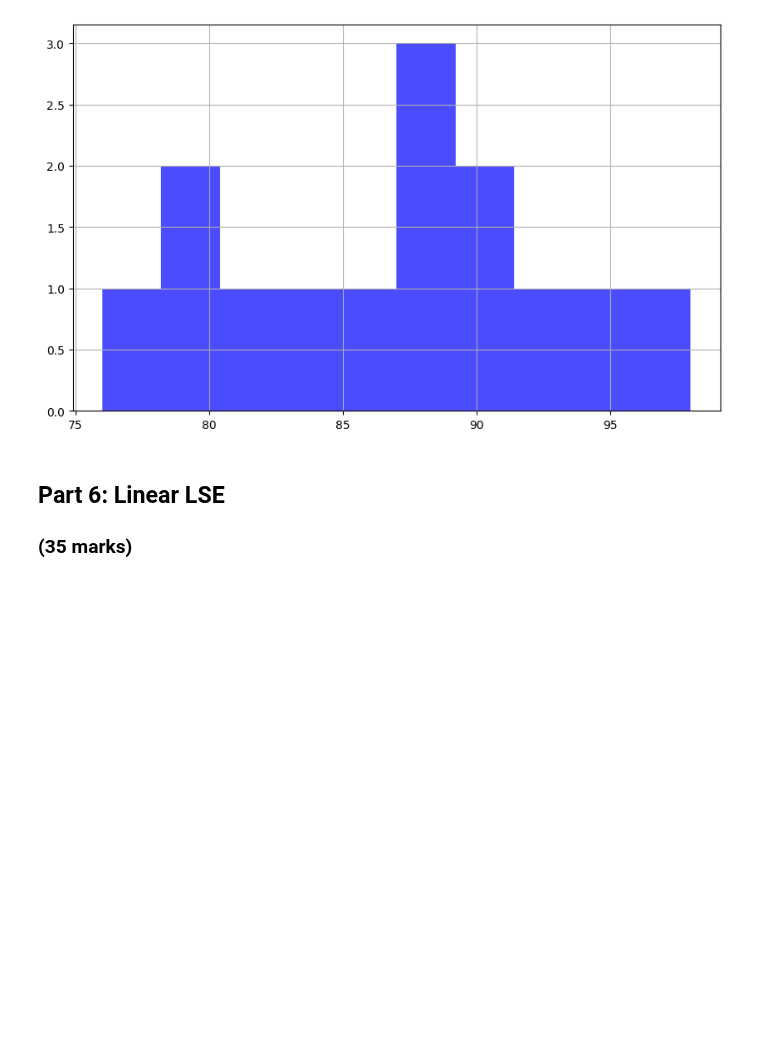
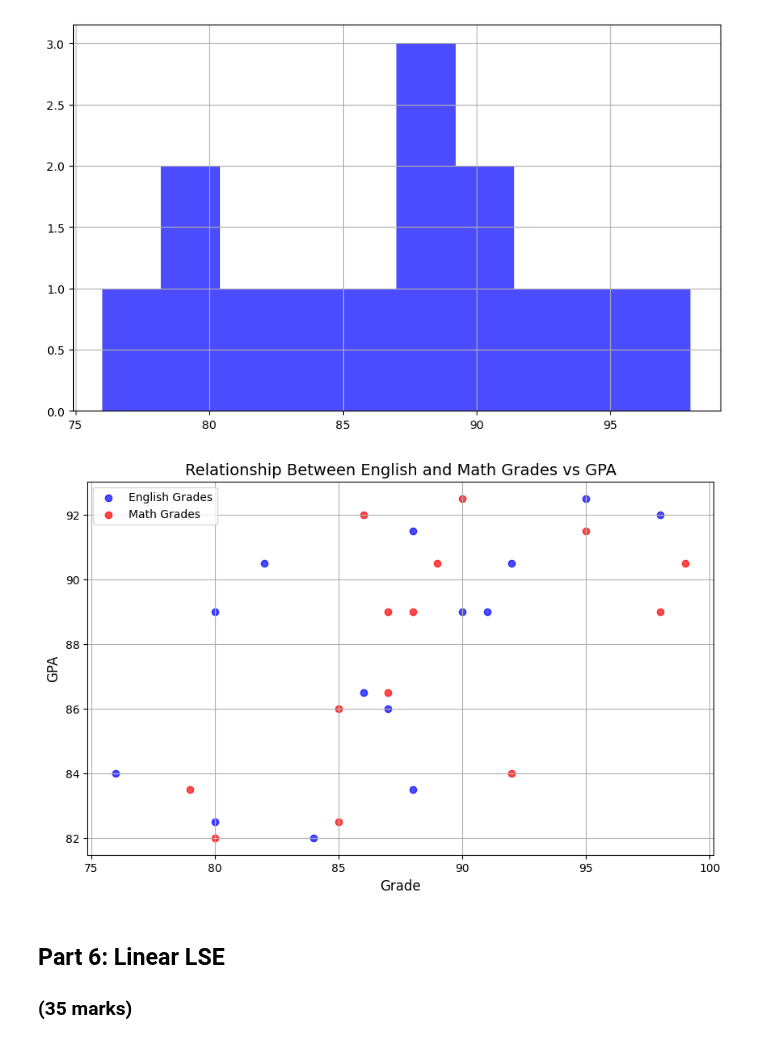
Before and after one commit to NazilaAbedini/ENGG680_2025_Fall, a Jupyter notebook: Lab_Assignment1/Assignment1.ipynb, the cells around one changed output. Cells and saved outputs as stored; diff of their text form; code cells hidden in the pictures; blank space fills up the shorter version.

```diff
--- a/Lab_Assignment1/Assignment1.ipynb
+++ b/Lab_Assignment1/Assignment1.ipynb
@@ -796,22 +796,31 @@ plt.show()
 # %%
 # Let's also use matplotlib to display a scatter plot of English vs. Math grades
 # Scatter plots are useful for seeing the relationship between two variables
 plt.figure(figsize=(10, 6))
 
 # Step 1: Use .scatter(x_data, y_data) to create a scatter plot using the English grades on the x-axis, and Math grades on the y-axis
 # (2 mark)
 #
-
+plt.scatter(df_studentGrades['englishGrade'], df_studentGrades['GPA'],
+            color='blue', alpha=0.7, label='English Grades')
+plt.scatter(df_studentGrades['mathGrade'], df_studentGrades['GPA'],
+            color='red', alpha=0.7, label='Math Grades')
 # Step 1: Properly label the x and y axes as well as the title of your plot.
 # (3 marks)
 #
+plt.xlabel('Grade', fontsize=12)
+plt.ylabel('GPA', fontsize=12)
+plt.title('Relationship Between English and Math Grades vs GPA', fontsize=14)
+plt.legend(loc='upper left')
 plt.grid(True)
 
 # Step 2: Output an image file for the scatter plot with a descriptive file name
 # (1 mark)
 #
-
+plt.savefig('english_math_grades_vs_gpa_scatterplot.png')
 plt.show()
+# %% [output]
+[figure, added]
 # %%
 # From the scatter plot, is there a relationship between the Math and English grades?
 # (1 mark)
```
